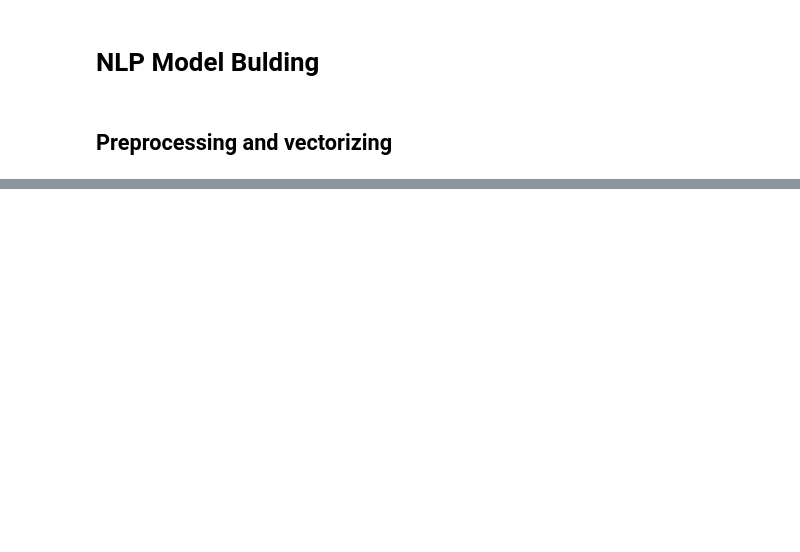
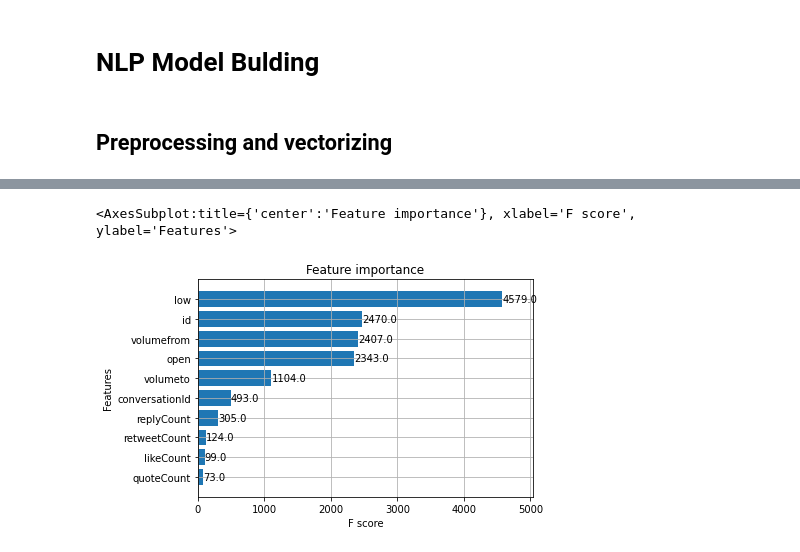
Before and after one commit to Mierva/ElonsCryptoEffect, a Jupyter notebook: main.ipynb, the cells around one changed output, grey strips where cells are left out. Saved outputs shown, nothing was run; the diff lists cells and outputs as text; code cells hidden in the pictures; blank space fills up the shorter version.

Commit message:
merged raw tweet data into btc data, made a dummy xgb model. (kinda MVP)

```diff
--- a/main.ipynb
+++ b/main.ipynb
@@ -535,0 +448,35 @@ Name: date, Length: 2655, dtype: int64
+# %%
+tweets_df = pd.read_csv(r'Data/elon_tweets.csv', index_col=0)
+
+btc_df = pd.read_csv('Data/btc_data.csv', index_col=0)
+btc_df = btc_df.rename(columns={'time':'date'})
+btc_df['date'] = pd.to_datetime(btc_df['date']).dt.date
+
+# meow = pd.concat([new_df, pd.DataFrame(new_df['TopicsProbs'].tolist())], axis=1).copy()
+
+tweets_df['date'] = pd.to_datetime(tweets_df['date']).dt.date
+#btc_df['date'] = pd.to_datetime(btc_df['date'])
+# %%
+merged_pieces = pd.merge(btc_df, tweets_df, on='date', how='inner')
+numeric_cols_names = merged_pieces.columns[merged_pieces.dtypes!=object][1:]
+merged_pieces = merged_pieces[numeric_cols_names].dropna(axis=1)
+# %%
+import xgboost as xgb
+from sklearn.model_selection import train_test_split
+
+
+train, test  = train_test_split(merged_pieces, train_size=0.8)
+labels_train = train['close'].values
+labels_test  = test['close'].values
+
+dtrain = xgb.DMatrix(train.drop('close',axis=1), label=labels_train)
+dtest  = xgb.DMatrix(test.drop('close',axis=1), label=labels_test)
+
+param = {'max_depth': 20, 'objective': 'reg:squarederror'}
+param['nthread'] = 2
+param['eval_metric'] = 'mape'
+#param['eval_metric'] = 'auc'
+evallist = [(dtrain, 'train'), (dtest, 'test')]
+
+num_round = 30
+bst = xgb.train(param, dtrain, num_round, evals=evallist)
@@ -535,0 +501,5 @@ Name: date, Length: 2655, dtype: int64
+# %%
+xgb.plot_importance(bst, height=0.8, grid=1)
+# %% [output]
+<AxesSubplot:title={'center':'Feature importance'}, xlabel='F score', ylabel='Features'>
+[figure, added]
```
Also changed, not shown: parts of 17 cells of this notebook.
